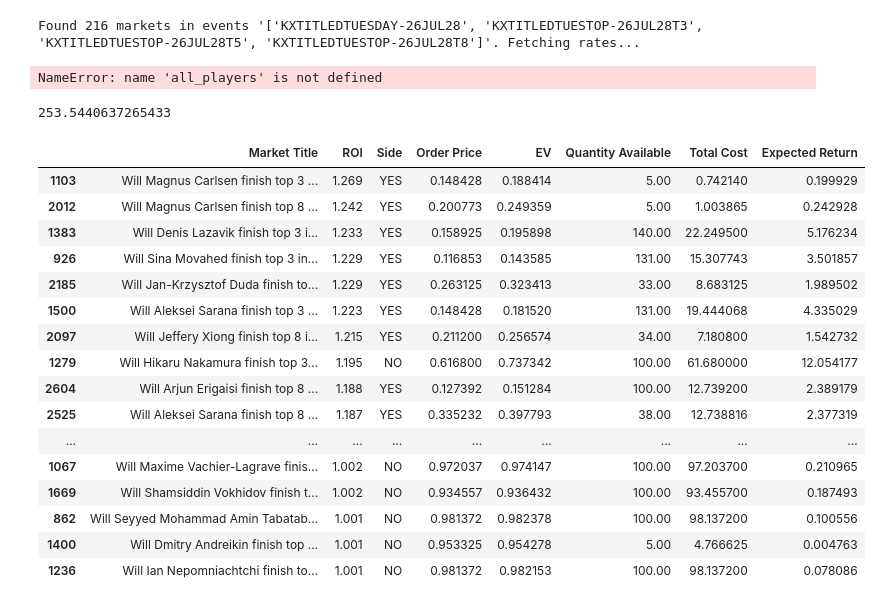
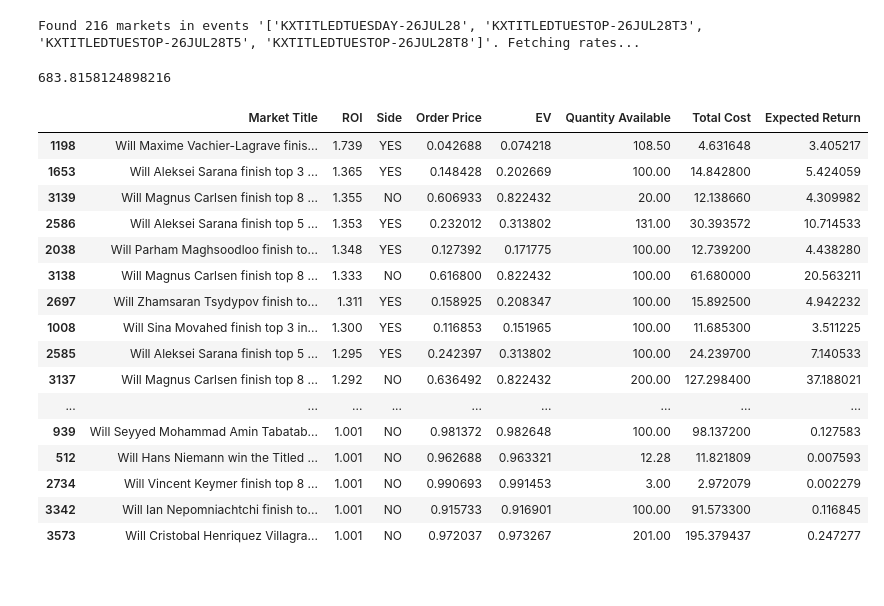
Before and after one commit to EvanMcCormick37/titled-tuesday-analysis, a Jupyter notebook: notebooks/evans-analysis.ipynb, the cells around one changed output. Saved outputs shown, nothing was run; the diff lists cells and outputs as text; code cells hidden in the pictures.

```diff
--- a/notebooks/evans-analysis.ipynb
+++ b/notebooks/evans-analysis.ipynb
@@ -120,50 +120,41 @@ def kalshi_order_price(ask_price):
     return ask_price + (0.07 * ask_price * (1.0 - ask_price))
 # %% [output]
 Found 216 markets in events '['KXTITLEDTUESDAY-26JUL28', 'KXTITLEDTUESTOP-26JUL28T3', 'KXTITLEDTUESTOP-26JUL28T5', 'KXTITLEDTUESTOP-26JUL28T8']'. Fetching rates...
-# %%
-all_players = list(set(all_players))
-cols = [f'P_top{n}' for n in [1,3,5,8]]
-df = results[results.index.isin([PLAYER_TO_USERNAME[p] for p in all_players])][cols].reset_index()
-df['name'] = df['username'].apply(lambda n: USERNAME_TO_PLAYER[n])
-cols.insert(0,'name')
-df[cols].sort_values('P_top3', ascending=False).set_index('name').round(1)
-# %% [output]
-NameError: name 'all_players' is not defined
 # %%
 df = pd.DataFrame(all_asks)
 df['n'] = df['Market Title'].apply(lambda s: re.search(r'\d+',s).group())
 
 df['username'] = df['Player Name'].apply(lambda n: PLAYER_TO_USERNAME[n])
 evs = []
 for _, row in df.iterrows():
-    n = 1 if row['n'] == '21' else int(row['n'])
+    n = 1 if row['n'] == '28' else int(row['n'])
     p_yes = (results.loc[row['username'], f'P_top{n}'].item())
     evs.append(p_yes if row['Side']=='YES' else (1-p_yes))
 
 df['EV'] = evs
 df['Order Price'] = (df['Ask Price ($)'] + 0.07 * df['Ask Price ($)'] * (1.0 - df['Ask Price ($)']))
 df['Total Cost'] = df['Quantity Available']*df['Order Price']
 df['Expected Return'] = ((df['EV']-df['Order Price'])*df['Quantity Available'].astype(int))
 df['ROI'] = round(df['EV']/df['Order Price'].astype(float),3)
 df = df[df['ROI']>1.]
 print(df['Expected Return'].sum())
 df[['Market Title','ROI','Side','Order Price','EV','Quantity Available','Total Cost','Expected Return']][(df['ROI']>1.)].sort_values('ROI',ascending=False)
 # %% [output]
-253.5440637265433
+683.8158124898216
 |  | Market Title | ROI | Side | Order Price | EV | Quantity Available | Total Cost | Expected Return |
-| 1103 | Will Magnus Carlsen finish top 3 ... | 1.269 | YES | 0.148428 | 0.188414 | 5.00 | 0.742140 | 0.199929 |
-| 2012 | Will Magnus Carlsen finish top 8 ... | 1.242 | YES | 0.200773 | 0.249359 | 5.00 | 1.003865 | 0.242928 |
-| 1383 | Will Denis Lazavik finish top 3 i... | 1.233 | YES | 0.158925 | 0.195898 | 140.00 | 22.249500 | 5.176234 |
-| 926 | Will Sina Movahed finish top 3 in... | 1.229 | YES | 0.116853 | 0.143585 | 131.00 | 15.307743 | 3.501857 |
-| 2185 | Will Jan-Krzysztof Duda finish to... | 1.229 | YES | 0.263125 | 0.323413 | 33.00 | 8.683125 | 1.989502 |
-| 1500 | Will Aleksei Sarana finish top 3 ... | 1.223 | YES | 0.148428 | 0.181520 | 131.00 | 19.444068 | 4.335029 |
-| 2097 | Will Jeffery Xiong finish top 8 i... | 1.215 | YES | 0.211200 | 0.256574 | 34.00 | 7.180800 | 1.542732 |
-| 1279 | Will Hikaru Nakamura finish top 3... | 1.195 | NO | 0.616800 | 0.737342 | 100.00 | 61.680000 | 12.054177 |
-| 2604 | Will Arjun Erigaisi finish top 8 ... | 1.188 | YES | 0.127392 | 0.151284 | 100.00 | 12.739200 | 2.389179 |
-| 2525 | Will Aleksei Sarana finish top 8 ... | 1.187 | YES | 0.335232 | 0.397793 | 38.00 | 12.738816 | 2.377319 |
+| 1198 | Will Maxime Vachier-Lagrave finis... | 1.739 | YES | 0.042688 | 0.074218 | 108.50 | 4.631648 | 3.405217 |
+| 1653 | Will Aleksei Sarana finish top 3 ... | 1.365 | YES | 0.148428 | 0.202669 | 100.00 | 14.842800 | 5.424059 |
+| 3139 | Will Magnus Carlsen finish top 8 ... | 1.355 | NO | 0.606933 | 0.822432 | 20.00 | 12.138660 | 4.309982 |
+| 2586 | Will Aleksei Sarana finish top 5 ... | 1.353 | YES | 0.232012 | 0.313802 | 131.00 | 30.393572 | 10.714533 |
+| 2038 | Will Parham Maghsoodloo finish to... | 1.348 | YES | 0.127392 | 0.171775 | 100.00 | 12.739200 | 4.438280 |
+| 3138 | Will Magnus Carlsen finish top 8 ... | 1.333 | NO | 0.616800 | 0.822432 | 100.00 | 61.680000 | 20.563211 |
+| 2697 | Will Zhamsaran Tsydypov finish to... | 1.311 | YES | 0.158925 | 0.208347 | 100.00 | 15.892500 | 4.942232 |
+| 1008 | Will Sina Movahed finish top 3 in... | 1.300 | YES | 0.116853 | 0.151965 | 100.00 | 11.685300 | 3.511225 |
+| 2585 | Will Aleksei Sarana finish top 5 ... | 1.295 | YES | 0.242397 | 0.313802 | 100.00 | 24.239700 | 7.140533 |
+| 3137 | Will Magnus Carlsen finish top 8 ... | 1.292 | NO | 0.636492 | 0.822432 | 200.00 | 127.298400 | 37.188021 |
 | ... | ... | ... | ... | ... | ... | ... | ... | ... |
-| 1067 | Will Maxime Vachier-Lagrave finis... | 1.002 | NO | 0.972037 | 0.974147 | 100.00 | 97.203700 | 0.210965 |
-| 1669 | Will Shamsiddin Vokhidov finish t... | 1.002 | NO | 0.934557 | 0.936432 | 100.00 | 93.455700 | 0.187493 |
-| 862 | Will Seyyed Mohammad Amin Tabatab... | 1.001 | NO | 0.981372 | 0.982378 | 100.00 | 98.137200 | 0.100556 |
-| 1400 | Will Dmitry Andreikin finish top ... | 1.001 | NO | 0.953325 | 0.954278 | 5.00 | 4.766625 | 0.004763 |
-| 1236 | Will Ian Nepomniachtchi finish to... | 1.001 | NO | 0.981372 | 0.982153 | 100.00 | 98.137200 | 0.078086 |
+| 939 | Will Seyyed Mohammad Amin Tabatab... | 1.001 | NO | 0.981372 | 0.982648 | 100.00 | 98.137200 | 0.127583 |
+| 512 | Will Hans Niemann win the Titled ... | 1.001 | NO | 0.962688 | 0.963321 | 12.28 | 11.821809 | 0.007593 |
+| 2734 | Will Vincent Keymer finish top 8 ... | 1.001 | NO | 0.990693 | 0.991453 | 3.00 | 2.972079 | 0.002279 |
+| 3342 | Will Ian Nepomniachtchi finish to... | 1.001 | NO | 0.915733 | 0.916901 | 100.00 | 91.573300 | 0.116845 |
+| 3573 | Will Cristobal Henriquez Villagra... | 1.001 | NO | 0.972037 | 0.973267 | 201.00 | 195.379437 | 0.247277 |
```
Also changed, not shown: parts of 11 cells of this notebook, 22 other files.
